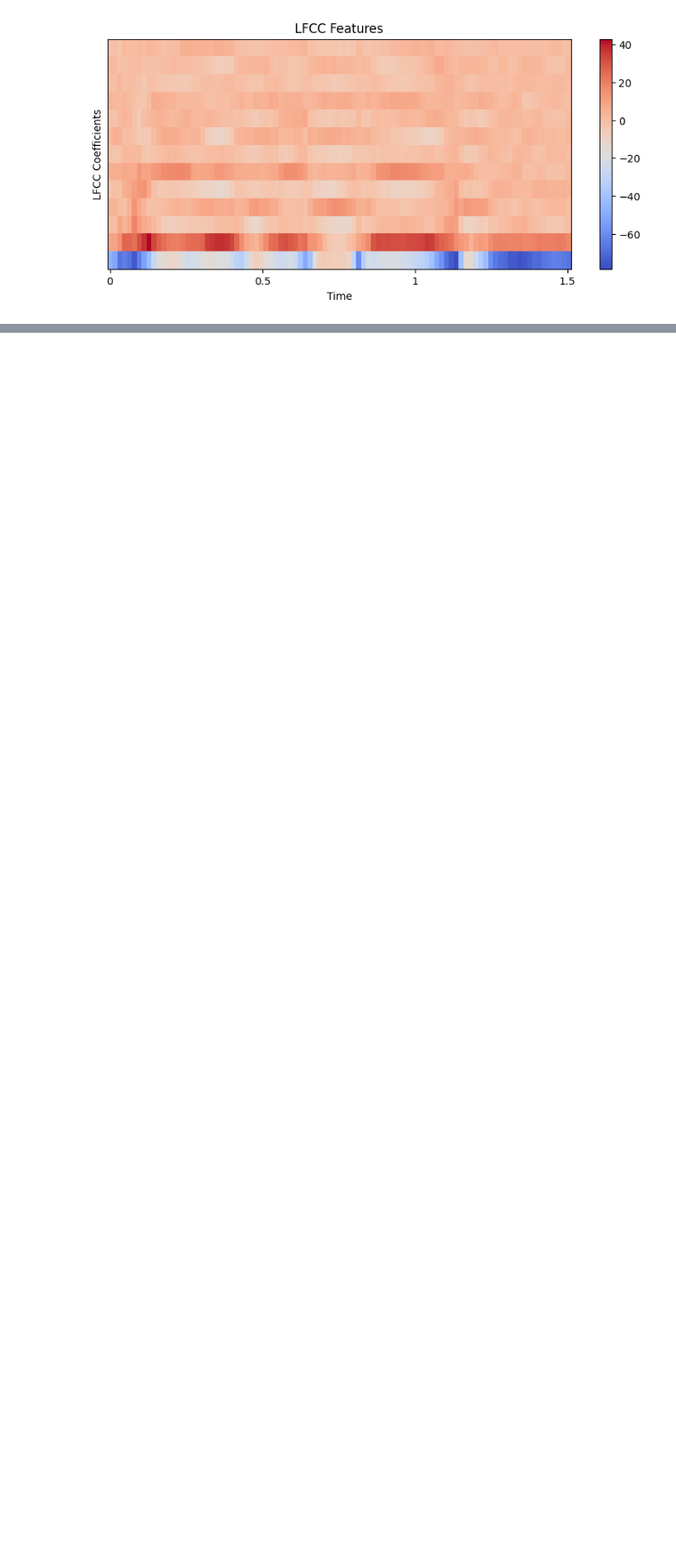
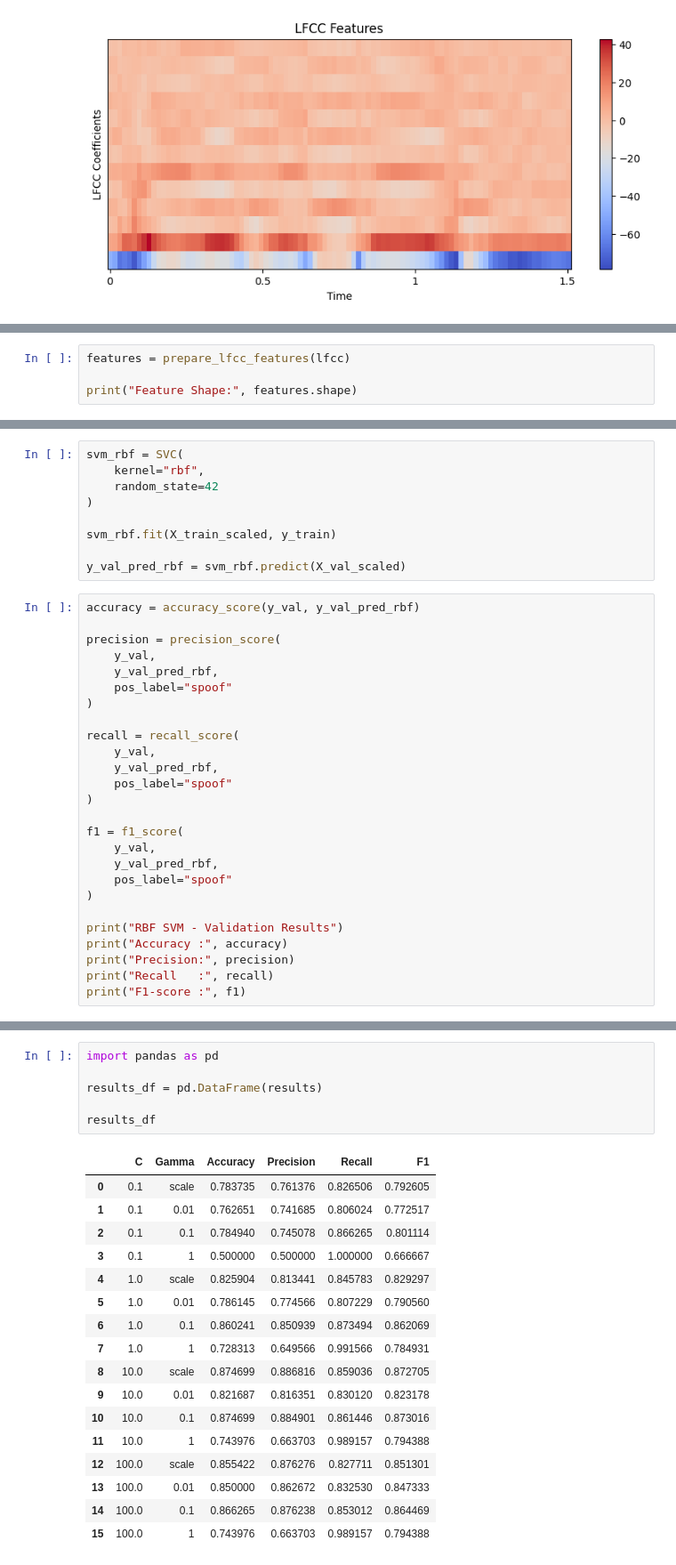
Before and after one commit to WaadZiadeh/Spoken-Project, a Jupyter notebook: Spoken_Project_.ipynb, the cells around one changed output, grey strips where cells are left out. Shown at 89% size. Cells and saved outputs as stored; diff of their text form; blank space fills up the shorter version.

```diff
--- a/Spoken_Project_.ipynb
+++ b/Spoken_Project_.ipynb
@@ -524,0 +653,4 @@ plt.show()
+# %%
+features = prepare_lfcc_features(lfcc)
+
+print("Feature Shape:", features.shape)
@@ -524,0 +799,35 @@ plt.show()
+# %%
+svm_rbf = SVC(
+    kernel="rbf",
+    random_state=42
+)
+
+svm_rbf.fit(X_train_scaled, y_train)
+
+y_val_pred_rbf = svm_rbf.predict(X_val_scaled)
+# %%
+accuracy = accuracy_score(y_val, y_val_pred_rbf)
+
+precision = precision_score(
+    y_val,
+    y_val_pred_rbf,
+    pos_label="spoof"
+)
+
+recall = recall_score(
+    y_val,
+    y_val_pred_rbf,
+    pos_label="spoof"
+)
+
+f1 = f1_score(
+    y_val,
+    y_val_pred_rbf,
+    pos_label="spoof"
+)
+
+print("RBF SVM - Validation Results")
+print("Accuracy :", accuracy)
+print("Precision:", precision)
+print("Recall   :", recall)
+print("F1-score :", f1)
@@ -524,0 +916,24 @@ plt.show()
+# %%
+import pandas as pd
+
+results_df = pd.DataFrame(results)
+
+results_df
+# %% [output]
+|  | C | Gamma | Accuracy | Precision | Recall | F1 |
+| 0 | 0.1 | scale | 0.783735 | 0.761376 | 0.826506 | 0.792605 |
+| 1 | 0.1 | 0.01 | 0.762651 | 0.741685 | 0.806024 | 0.772517 |
+| 2 | 0.1 | 0.1 | 0.784940 | 0.745078 | 0.866265 | 0.801114 |
+| 3 | 0.1 | 1 | 0.500000 | 0.500000 | 1.000000 | 0.666667 |
+| 4 | 1.0 | scale | 0.825904 | 0.813441 | 0.845783 | 0.829297 |
+| 5 | 1.0 | 0.01 | 0.786145 | 0.774566 | 0.807229 | 0.790560 |
+| 6 | 1.0 | 0.1 | 0.860241 | 0.850939 | 0.873494 | 0.862069 |
+| 7 | 1.0 | 1 | 0.728313 | 0.649566 | 0.991566 | 0.784931 |
+| 8 | 10.0 | scale | 0.874699 | 0.886816 | 0.859036 | 0.872705 |
+| 9 | 10.0 | 0.01 | 0.821687 | 0.816351 | 0.830120 | 0.823178 |
+| 10 | 10.0 | 0.1 | 0.874699 | 0.884901 | 0.861446 | 0.873016 |
+| 11 | 10.0 | 1 | 0.743976 | 0.663703 | 0.989157 | 0.794388 |
+| 12 | 100.0 | scale | 0.855422 | 0.876276 | 0.827711 | 0.851301 |
+| 13 | 100.0 | 0.01 | 0.850000 | 0.862672 | 0.832530 | 0.847333 |
+| 14 | 100.0 | 0.1 | 0.866265 | 0.876238 | 0.853012 | 0.864469 |
+| 15 | 100.0 | 1 | 0.743976 | 0.663703 | 0.989157 | 0.794388 |
```
Also changed, not shown: parts of 46 cells of this notebook.
